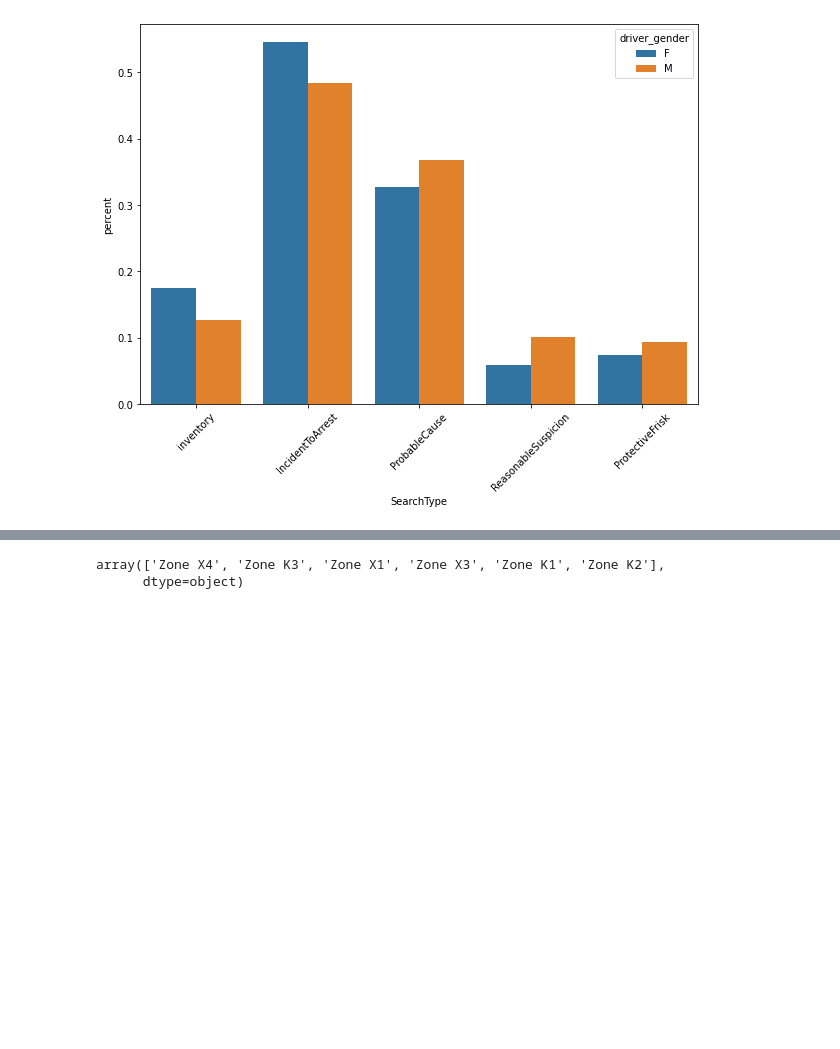
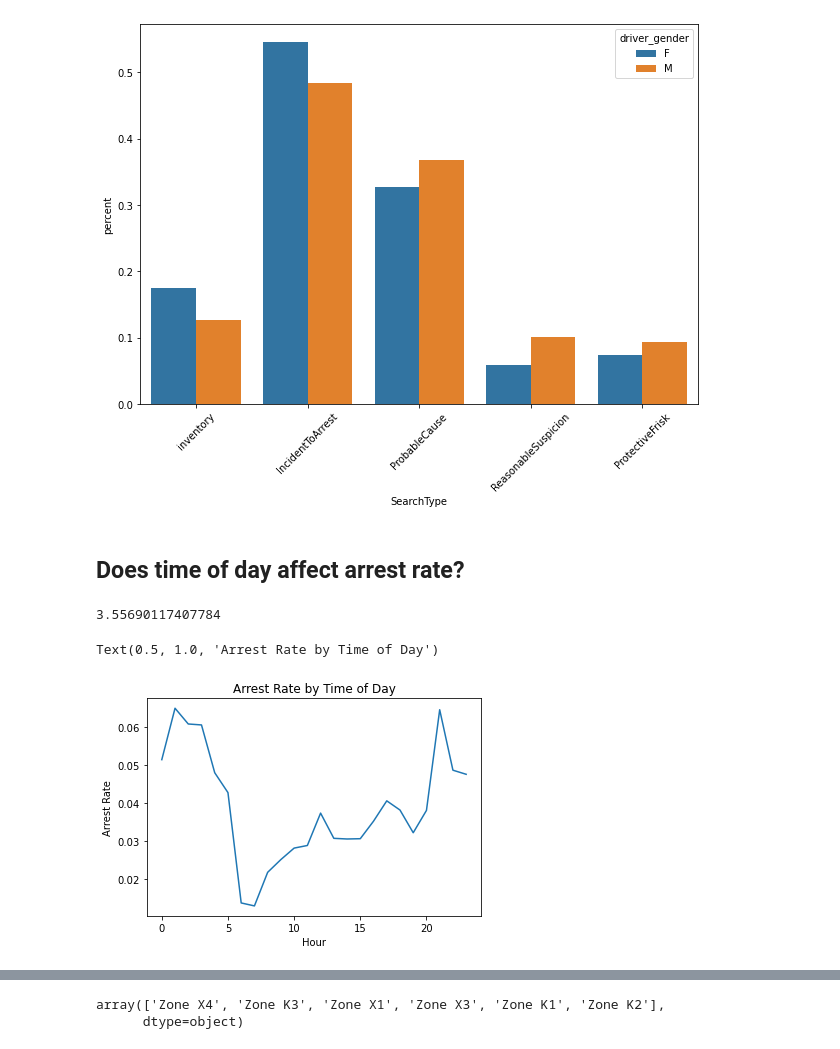
Before and after one commit to kipmadden/Stanford-Open-Policing-Project, a Jupyter notebook: Stanford Open Policing Project - Rhode Island Analysis.ipynb, the cells around one changed output, grey strips where cells are left out. Drawn from its saved outputs; the diff is of its cells as text; code cells hidden in the pictures; blank space fills up the shorter version.

```diff
--- a/Stanford Open Policing Project - Rhode Island Analysis.ipynb
+++ b/Stanford Open Policing Project - Rhode Island Analysis.ipynb
@@ -442,3 +442,22 @@ p = sns.barplot(x='SearchType', y='percent', data=incidents_melt, hue='driver_ge
 _ = plt.setp(p.get_xticklabels(), rotation=45)
 # %% [output]
 [figure]
+# %% [markdown]
+## Does time of day affect arrest rate?
+# %%
+# First calculate the overall arrest rate using the is_arrested column
+ri.is_arrested.mean() * 100
+# %% [output]
+3.55690117407784
+# %%
+# Calculate the hourly arrest rate using the date_and_time index of the dataframe
+hourly_arrest_rate = ri.groupby(ri.index.hour)['is_arrested'].mean()
+# %%
+# Plot the hourly arrest rate by the matplotlib .plot() method
+hourly_arrest_rate.plot()
+plt.xlabel('Hour')
+plt.ylabel('Arrest Rate')
+plt.title('Arrest Rate by Time of Day')
+# %% [output]
+Text(0.5, 1.0, 'Arrest Rate by Time of Day')
+[figure, added]
```
Also changed, not shown: parts of 18 cells of this notebook.
